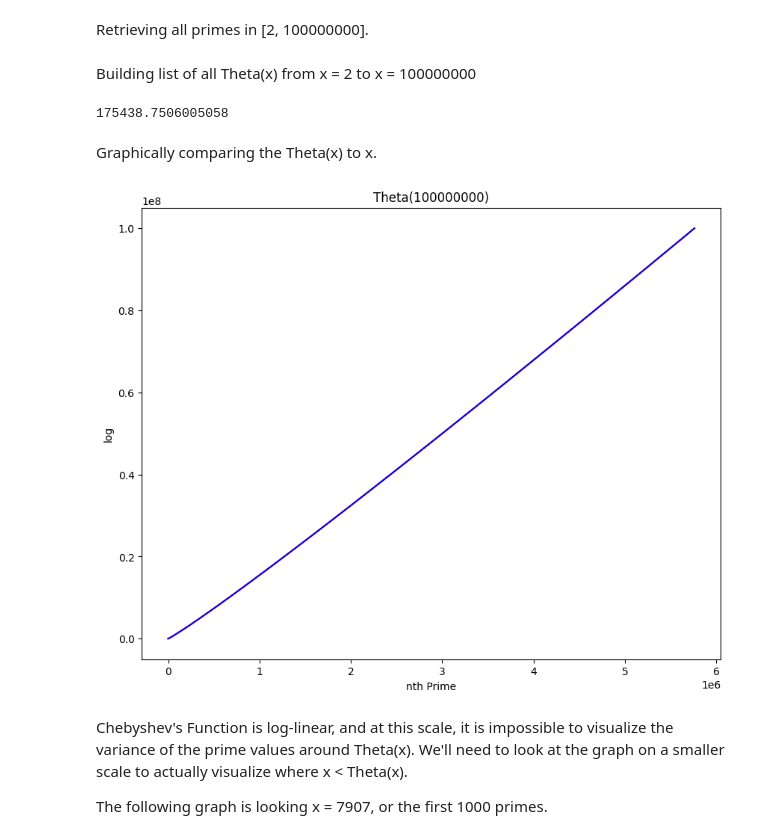
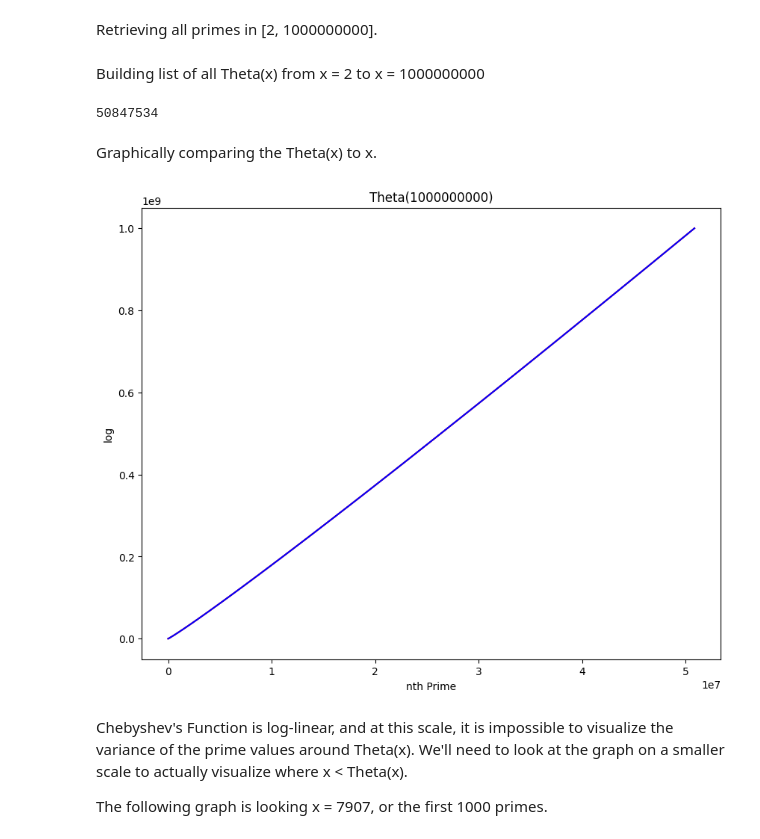
Before and after one commit to ScruffyTheMoose/primeNumbers, a Jupyter notebook: studies/chebyshevTheta.ipynb, the cells around one changed output. Cells and saved outputs as stored; diff of their text form; code cells hidden in the pictures.

```diff
--- a/studies/chebyshevTheta.ipynb
+++ b/studies/chebyshevTheta.ipynb
@@ -6,34 +6,34 @@ import pandas as pd
 import chebyshevFunction as pr
 import matplotlib.pyplot as plt
 # %% [markdown]
-Retrieving all primes in [2, 100000000].
+Retrieving all primes in [2, 1000000000].
 # %%
-df = pd.read_csv('../primes_100.csv')
+df = pd.read_csv('../primes_1000.csv')
 # %% [markdown]
-Building list of all Theta(x) from x = 2 to x = 100000000
+Building list of all Theta(x) from x = 2 to x = 1000000000
 # %%
 df['theta'] = pr.theta_e(df['primes'].tolist(), len(df))
 
-df['theta'][16000]
+len(df)
 # %% [output]
-175438.7506005058
+50847534
 # %% [markdown]
 Graphically comparing the Theta(x) to x.
 # %%
 plt.figure(figsize=(10, 8), dpi=100)
 
 X = range(len(df))
 
 plt.plot(X, df['theta'], color='r')
 plt.plot(X, df['primes'], color='b')
 
-plt.title('Theta(100000000)')
+plt.title('Theta(1000000000)')
 plt.xlabel('nth Prime')
 plt.ylabel('log')
 
 plt.show()
 # %% [output]
-[figure, old version]
+[figure, new version]
 # %% [markdown]
 Chebyshev's Function is log-linear, and at this scale, it is impossible to visualize the variance of the prime values around Theta(x). We'll need to look at the graph on a smaller scale to actually visualize where x < Theta(x).
 
```
